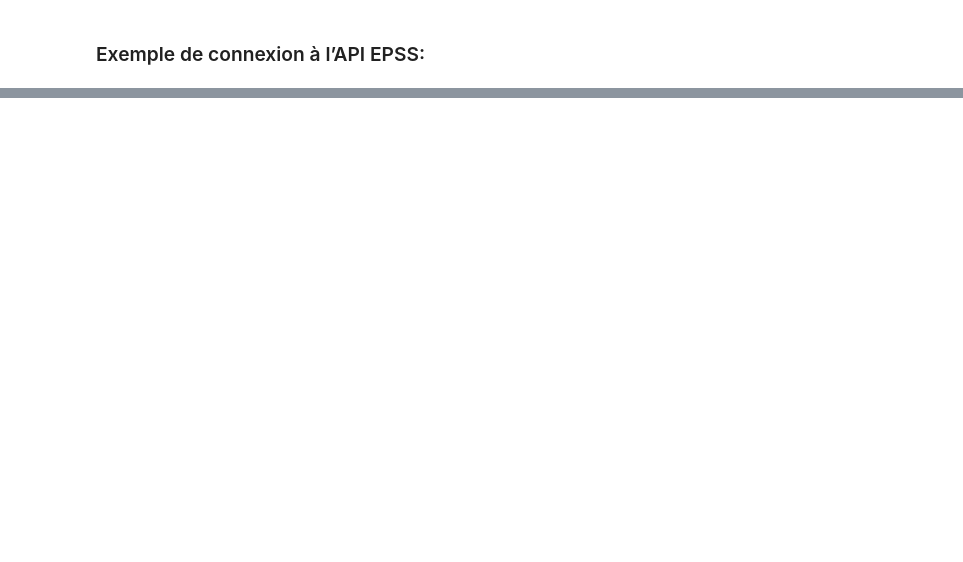
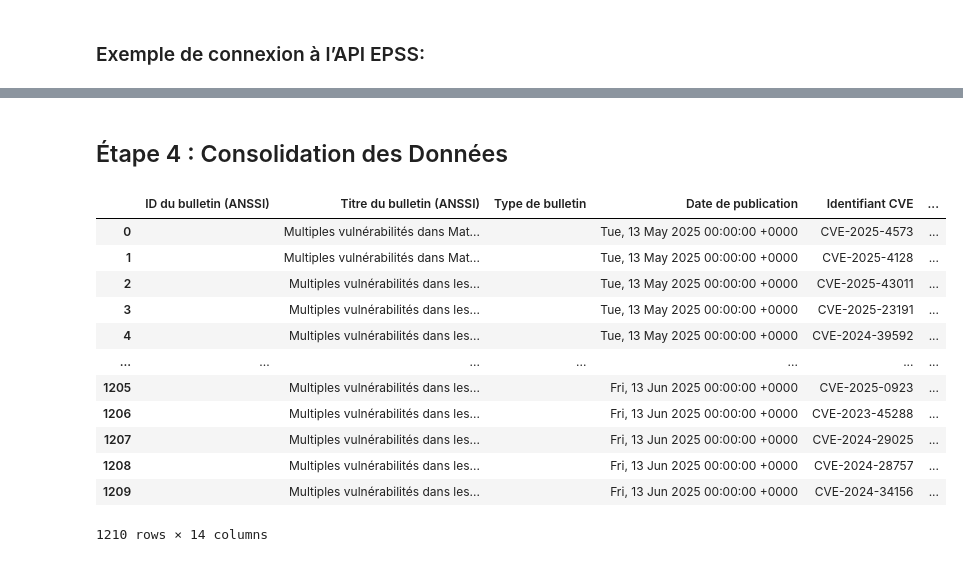
Before and after one commit to AdrienAssd/AdrienAssd-ANSSI_CVE_IA, a Jupyter notebook: ANSSI_CVE_IA.ipynb, the cells around one changed output, grey strips where cells are left out. Cells and saved outputs as stored; diff of their text form; code cells hidden in the pictures; blank space fills up the shorter version.

```diff
--- a/ANSSI_CVE_IA.ipynb
+++ b/ANSSI_CVE_IA.ipynb
@@ -118,0 +219,77 @@ Score EPSS : 0.943980000
+# %% [markdown]
+## Étape 4 : Consolidation des Données
+# %%
+import pandas as pd
+
+# Supposons que tu as déjà exécuté les fonctions suivantes et stocké les résultats dans ces variables :
+# bulletins, ref_cves, cve_list, infos_cve, epss_scores
+
+# bulletins = [...]      # Liste de bulletins (dictionnaires)
+# ref_cves = [...]       # Liste des CVE référencés (extraites)
+# cve_list = [...]       # Liste des CVE trouvés par regex
+# infos_cve = [...]      # Liste des infos enrichies pour chaque CVE
+# epss_scores = {...}    # Dictionnaire {cve: score}
+
+
+infos_cve_dict = {info["CVE"]: info for info in infos_cve}
+
+donnees = []
+for bulletin in bulletins:
+    cves_bulletin = bulletin.get("CVEs", [])
+    if not cves_bulletin:
+        # ligne par défaut
+        donnees.append({
+            "ID du bulletin (ANSSI)": bulletin.get("ID du bulletin (ANSSI)", ""),
+            "Titre du bulletin (ANSSI)": bulletin.get("Titre du bulletin (ANSSI)", ""),
+            "Type de bulletin": bulletin.get("Type de bulletin", ""),
+            "Date de publication": bulletin.get("Date de publication", ""),
+            "Identifiant CVE": None,
+            "Score CVSS": None,
+            "Base Severity": None,
+            "Type CWE": None,
+            "Score EPSS": None,
+            "Lien du bulletin (ANSSI)": bulletin.get("Lien du bulletin (ANSSI)", ""),
+            "Description": bulletin.get("Description", ""),
+            "Éditeur/Vendor": None,
+            "Produit": None,
+            "Versions affectées": None
+        })
+    else:
+        for cve in cves_bulletin:
+            # enrichissement
+            info = infos_cve_dict.get(cve, {})
+            produits = info.get("Produits affectés", [{}])
+            produit = produits[0] if produits else {}
+            donnees.append({
+                "ID du bulletin (ANSSI)": bulletin.get("ID du bulletin (ANSSI)", ""),
+                "Titre du bulletin (ANSSI)": bulletin.get("Titre du bulletin (ANSSI)", ""),
+                "Type de bulletin": bulletin.get("Type de bulletin", ""),
+                "Date de publication": bulletin.get("Date de publication", ""),
+                "Identifiant CVE": cve,
+                "Score CVSS": info.get("Score CVSS"),
+                "Base Severity": None,
+                "Type CWE": info.get("Type CWE"),
+                "Score EPSS": epss_scores.get(cve),
+                "Lien du bulletin (ANSSI)": bulletin.get("Lien du bulletin (ANSSI)", ""),
+                "Description": info.get("Description", bulletin.get("Description", "")),
+                "Éditeur/Vendor": produit.get("Éditeur"),
+                "Produit": produit.get("Produit"),
+                "Versions affectées": ", ".join(produit.get("Versions", [])) if produit.get("Versions") else None
+            })
+
+df = pd.DataFrame(donnees)
+df
+# %% [output]
+|  | ID du bulletin (ANSSI) | Titre du bulletin (ANSSI) | Type de bulletin | Date de publication | Identifiant CVE | ... |
+| 0 |  | Multiples vulnérabilités dans Mat... |  | Tue, 13 May 2025 00:00:00 +0000 | CVE-2025-4573 | ... |
+| 1 |  | Multiples vulnérabilités dans Mat... |  | Tue, 13 May 2025 00:00:00 +0000 | CVE-2025-4128 | ... |
+| 2 |  | Multiples vulnérabilités dans les... |  | Tue, 13 May 2025 00:00:00 +0000 | CVE-2025-43011 | ... |
+| 3 |  | Multiples vulnérabilités dans les... |  | Tue, 13 May 2025 00:00:00 +0000 | CVE-2025-23191 | ... |
+| 4 |  | Multiples vulnérabilités dans les... |  | Tue, 13 May 2025 00:00:00 +0000 | CVE-2024-39592 | ... |
+| ... | ... | ... | ... | ... | ... | ... |
+| 1205 |  | Multiples vulnérabilités dans les... |  | Fri, 13 Jun 2025 00:00:00 +0000 | CVE-2025-0923 | ... |
+| 1206 |  | Multiples vulnérabilités dans les... |  | Fri, 13 Jun 2025 00:00:00 +0000 | CVE-2023-45288 | ... |
+| 1207 |  | Multiples vulnérabilités dans les... |  | Fri, 13 Jun 2025 00:00:00 +0000 | CVE-2024-29025 | ... |
+| 1208 |  | Multiples vulnérabilités dans les... |  | Fri, 13 Jun 2025 00:00:00 +0000 | CVE-2024-28757 | ... |
+| 1209 |  | Multiples vulnérabilités dans les... |  | Fri, 13 Jun 2025 00:00:00 +0000 | CVE-2024-34156 | ... |
+1210 rows × 14 columns
```
Also changed, not shown: parts of 4 cells of this notebook.
